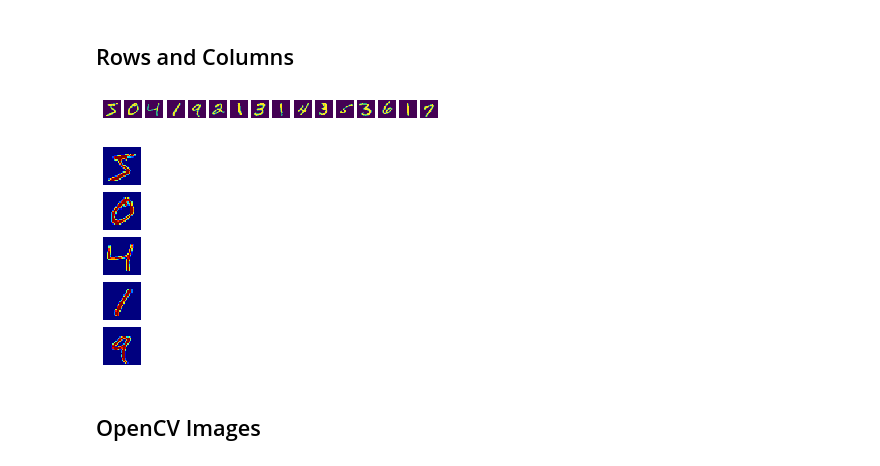
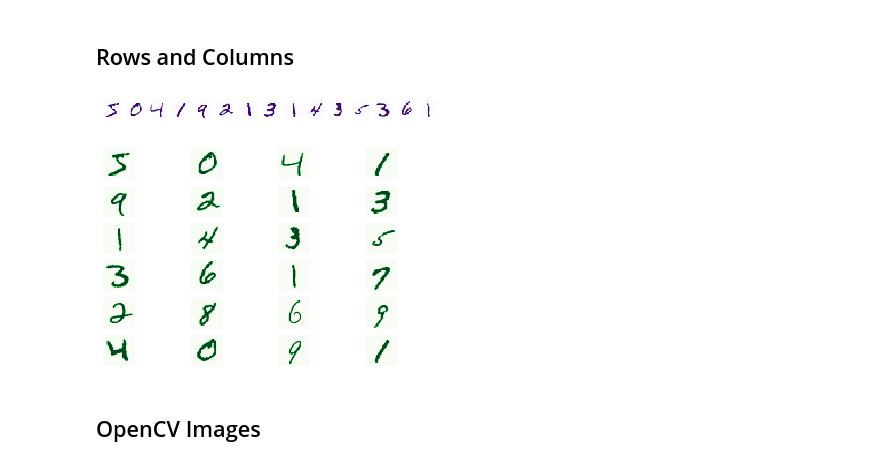
Before and after one commit to saravanabalagi/imshowtools, a Jupyter notebook: example/example.ipynb, the cells around one changed output. Saved outputs shown, nothing was run; the diff lists cells and outputs as text; code cells hidden in the pictures.

```diff
--- a/example/example.ipynb
+++ b/example/example.ipynb
@@ -6,7 +6,7 @@ import cv2
 mnist = tf.keras.datasets.mnist
 
 (x_train, y_train), (x_test, y_test) = mnist.load_data()
-x_train, x_test = x_train / 255.0, x_test / 255.0
+# x_train, x_test = x_train / 255.0, x_test / 255.0
 [x_train.shape, y_train.shape], [x_test.shape, y_test.shape]
 # %% [output]
 ([(60000, 28, 28), (60000,)], [(10000, 28, 28), (10000,)])
@@ -36,12 +49,10 @@ image.shape
 # %% [markdown]
 ## Rows and Columns
 # %%
-imshow(*x_train[:16], cmap='viridis', rows=1)
+imshow(*x_train[:15], cmap='Purples', rows=1)
+imshow(*x_train[:24], cmap='Greens', columns=4)
 # %% [output]
-[figure, old version]
+[figure, new version]
+[figure, added]
-# %%
-imshow(*x_train[:5], cmap='jet', columns=1)
-# %% [output]
-[figure, removed]
 # %% [markdown]
 ## OpenCV Images
```
Also changed, not shown: parts of 8 cells of this notebook, 1 other file.
